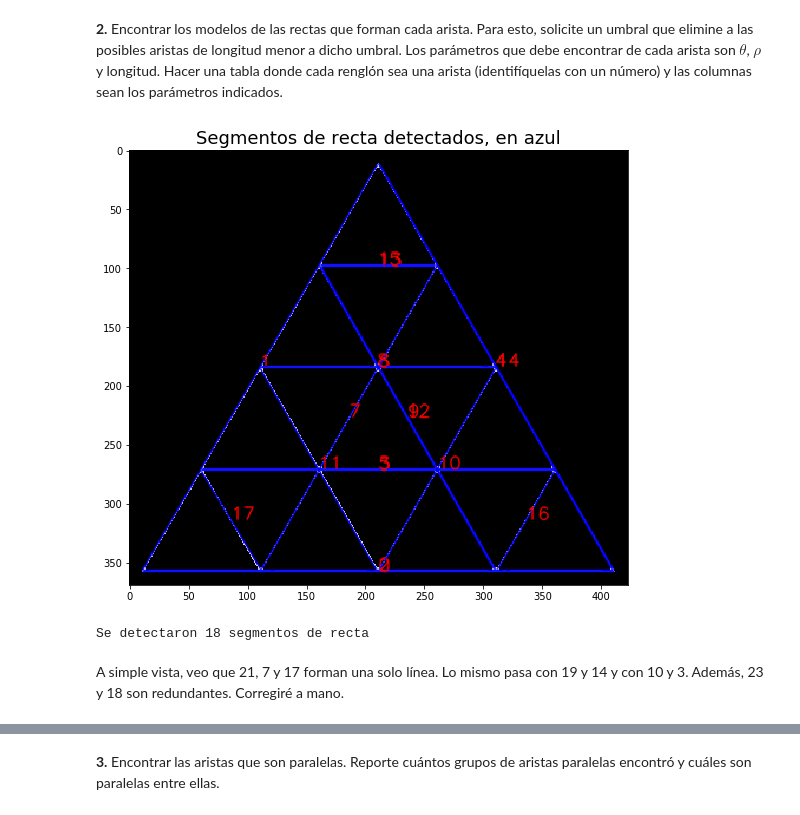
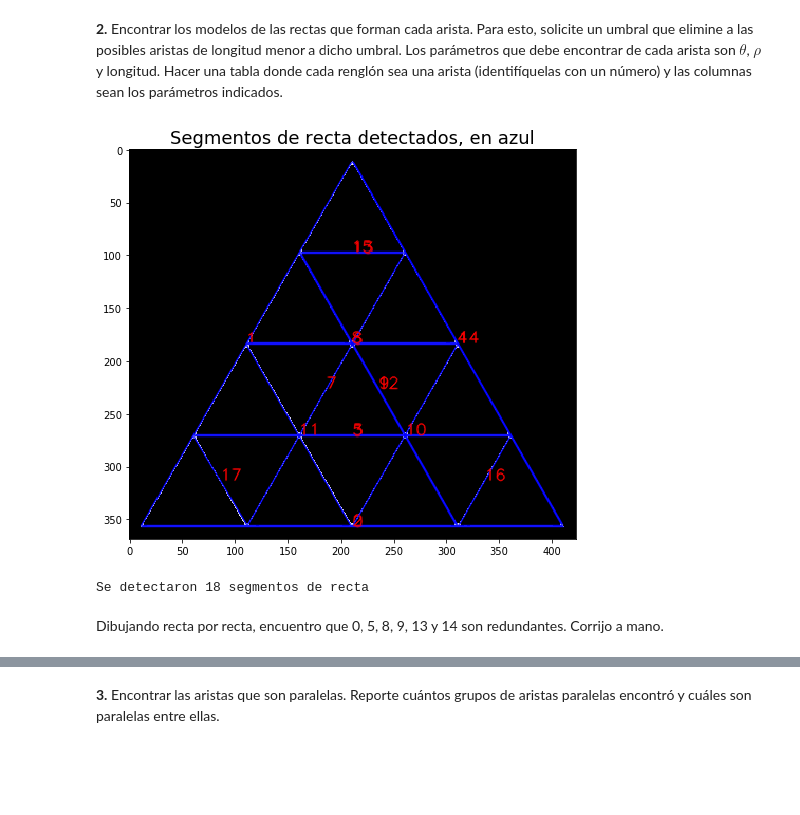
Before and after one commit to Pagutri/ProyectoAsignadoImagenes, a Jupyter notebook: Sierpinskianos2_DespuesDeLaLuz.ipynb, the cells around one changed output, grey strips where cells are left out. Saved outputs shown, nothing was run; the diff lists cells and outputs as text; code cells hidden in the pictures; blank space fills up the shorter version.

```diff
--- a/Sierpinskianos2_DespuesDeLaLuz.ipynb
+++ b/Sierpinskianos2_DespuesDeLaLuz.ipynb
@@ -59,15 +61,13 @@ for i in range(len(lineas_p)):
     org = ((l[0] + l[2]) // 2, (l[1] + l[3]) // 2)
     img_con_lineasp = cv.putText(img_con_lineasp, str(i), org, font, fontScale, color, thickness, cv.LINE_AA)
 # %%
-fig = plt.figure(figsize = (20, 8))
+fig = plt.figure(figsize = (8, 8))
 fig.add_subplot(1, 1, 1)
 plt.imshow(img_con_lineasp);
 plt.title("Segmentos de recta detectados, en azul", size = 18);
 # %% [output]
-[figure, old version]
+[figure, new version]
 # %%
 print("Se detectaron", lineas_p.shape[0], "segmentos de recta")
 # %% [output]
 Se detectaron 18 segmentos de recta
-# %% [markdown]
-A simple vista, veo que 21, 7 y 17 forman una solo línea. Lo mismo pasa con 19 y 14 y con 10 y 3. Además, 23 y 18 son redundantes. Corregiré a mano.
@@ -88,0 +74,2 @@ lineas_p = np.delete(lineas_p, 10, 0);
+# %% [markdown]
+Dibujando recta por recta, encuentro que 0, 5, 8, 9, 13 y 14 son redundantes. Corrijo a mano.
```
Also changed, not shown: parts of 14 cells of this notebook.
